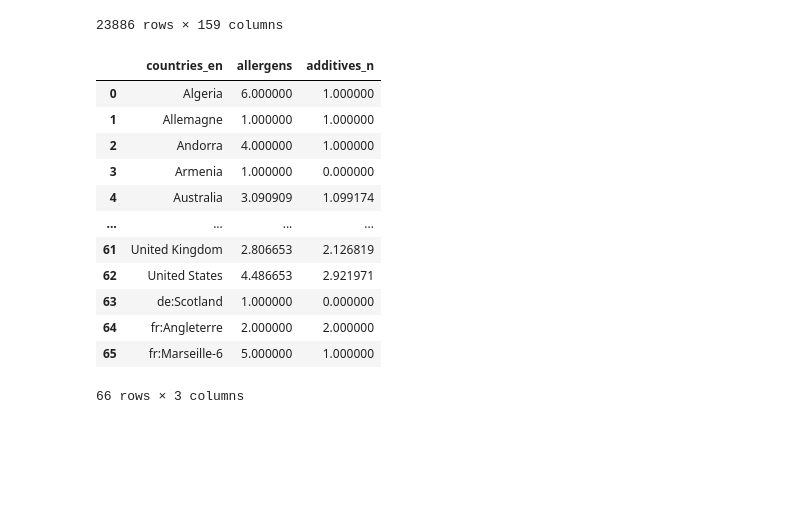
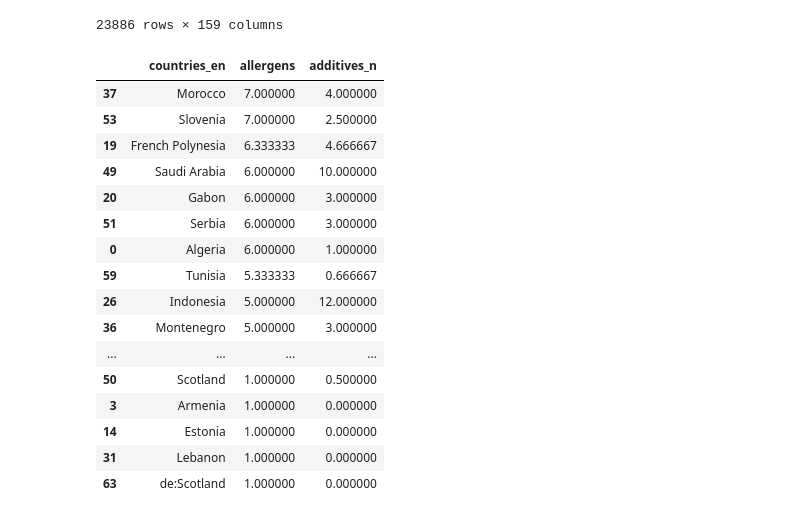
Before and after one commit to vivek-sethia/datamining-foodfacts, a Jupyter notebook: python_scripts/worldfoodfacts.ipynb, the cells around one changed output. Saved outputs shown, nothing was run; the diff lists cells and outputs as text; code cells hidden in the pictures; blank space fills up the shorter version.

```diff
--- a/python_scripts/worldfoodfacts.ipynb
+++ b/python_scripts/worldfoodfacts.ipynb
@@ -2,12 +2,13 @@
 import pandas as pd
 import numpy as np
 import csv
+import zipfile
 
 from matplotlib import pyplot as plt
 %matplotlib inline
 filepath = "../resources/food.csv.zip"
 zf = zipfile.ZipFile(filepath)
-food = pd.read_csv(filepath, parse_dates=True, dtype=object, delimiter="\t", quoting=csv.QUOTE_NONE, encoding='utf-8')
+food = pd.read_csv(zf.open('food.csv'), parse_dates=True, dtype=object, delimiter="\t", quoting=csv.QUOTE_NONE, encoding='utf-8')
 pd.set_option('display.max_columns', 500)
 pd.set_option('display.max_rows',10)
 food
@@ -16,8 +29,5 @@ OSError: File b'resources/food.csv' does not exist
 # %%
 def no_null_objects(data, columns=None):
-    """
-    selects rows with no NaNs
-    """
     if columns is None:
         columns = data.columns
     return data[np.logical_not(np.any(data[columns].isnull().values, axis=1))]
@@ -75,21 +101,31 @@ food_countries
 # %%
 #food_countries.groupby('countries_en', as_index=False)['allergens'].mean()
 final_data = food_countries.groupby('countries_en', as_index=False)['allergens','additives_n'].mean()
-final_data
+
+pd.set_option('display.max_columns', 500)
+pd.set_option('display.max_rows',100)
+
+plot_data = final_data.sort(['allergens', 'additives_n'], ascending=[0, 0])
+
+plot_data
 # %% [output]
 |  | countries_en | allergens | additives_n |
+| 37 | Morocco | 7.000000 | 4.000000 |
+| 53 | Slovenia | 7.000000 | 2.500000 |
+| 19 | French Polynesia | 6.333333 | 4.666667 |
+| 49 | Saudi Arabia | 6.000000 | 10.000000 |
+| 20 | Gabon | 6.000000 | 3.000000 |
+| 51 | Serbia | 6.000000 | 3.000000 |
 | 0 | Algeria | 6.000000 | 1.000000 |
-| 1 | Allemagne | 1.000000 | 1.000000 |
-| 2 | Andorra | 4.000000 | 1.000000 |
+| 59 | Tunisia | 5.333333 | 0.666667 |
+| 26 | Indonesia | 5.000000 | 12.000000 |
+| 36 | Montenegro | 5.000000 | 3.000000 |
+| ... | ... | ... | ... |
+| 50 | Scotland | 1.000000 | 0.500000 |
 | 3 | Armenia | 1.000000 | 0.000000 |
-| 4 | Australia | 3.090909 | 1.099174 |
-| ... | ... | ... | ... |
-| 61 | United Kingdom | 2.806653 | 2.126819 |
-| 62 | United States | 4.486653 | 2.921971 |
+| 14 | Estonia | 1.000000 | 0.000000 |
+| 31 | Lebanon | 1.000000 | 0.000000 |
 | 63 | de:Scotland | 1.000000 | 0.000000 |
-| 64 | fr:Angleterre | 2.000000 | 2.000000 |
-| 65 | fr:Marseille-6 | 5.000000 | 1.000000 |
-66 rows × 3 columns
 # %%
 import plotly.plotly as py
 import plotly.graph_objs as go
```
Also changed, not shown: parts of 4 cells of this notebook, 1 other file.
